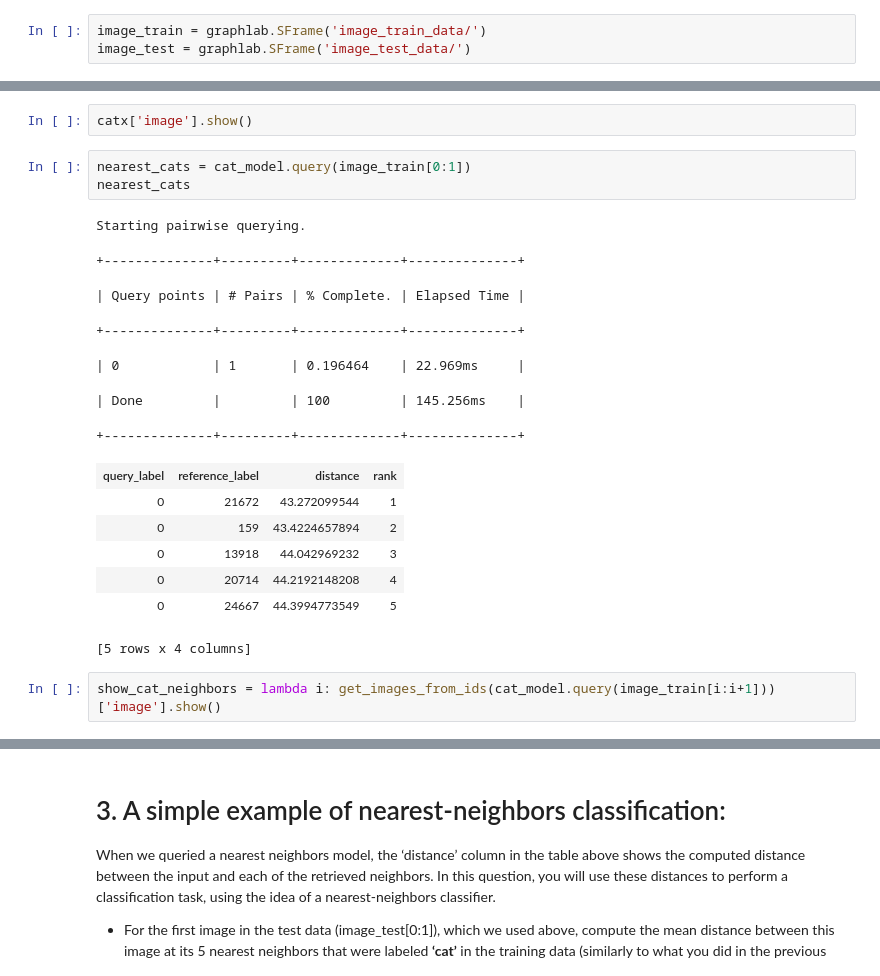
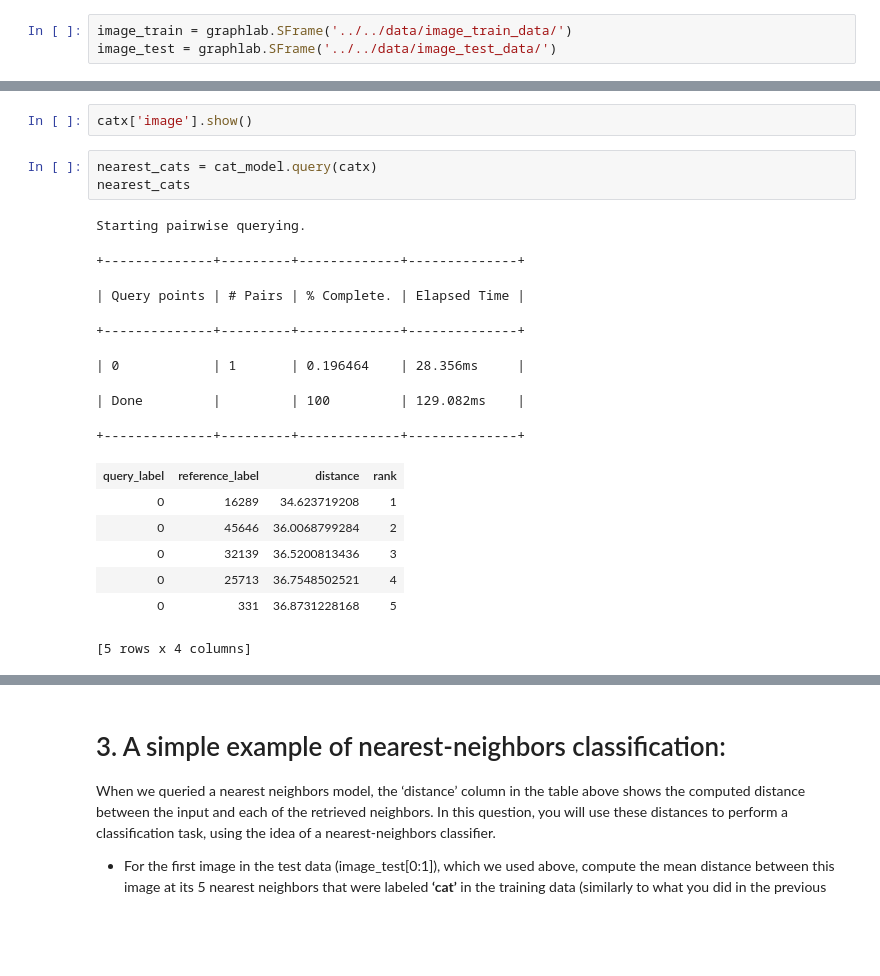
Before and after one commit to lucy9215/ml-coursera-ipynb, a Jupyter notebook: MachineLearningFoundations/DeepLearning/Coursework-Week6-MachineLearningFoundations-DeepLearning.ipynb, the cells around one changed output, grey strips where cells are left out. Drawn from its saved outputs; the diff is of its cells as text; blank space fills up the shorter version.

```diff
--- a/MachineLearningFoundations/DeepLearning/Coursework-Week6-MachineLearningFoundations-DeepLearning.ipynb
+++ b/MachineLearningFoundations/DeepLearning/Coursework-Week6-MachineLearningFoundations-DeepLearning.ipynb
@@ -14,6 +14,6 @@ We will use a popular benchmark dataset in computer vision called CIFAR-10.
 
 This dataset is already split into a training set and test set. In this simple retrieval example, there is no notion of "testing", so we will only use the training data.
 # %%
-image_train = graphlab.SFrame('image_train_data/')
-image_test = graphlab.SFrame('image_test_data/')
+image_train = graphlab.SFrame('../../data/image_train_data/')
+image_test = graphlab.SFrame('../../data/image_test_data/')
 # %% [output]
@@ -199,22 +206,20 @@ catx.head()
 # %%
 catx['image'].show()
 # %%
-nearest_cats = cat_model.query(image_train[0:1])
+nearest_cats = cat_model.query(catx)
 nearest_cats
 # %% [output]
 Starting pairwise querying.
 +--------------+---------+-------------+--------------+
 | Query points | # Pairs | % Complete. | Elapsed Time |
 +--------------+---------+-------------+--------------+
-| 0            | 1       | 0.196464    | 22.969ms     |
+| 0            | 1       | 0.196464    | 28.356ms     |
-| Done         |         | 100         | 145.256ms    |
+| Done         |         | 100         | 129.082ms    |
 +--------------+---------+-------------+--------------+
 | query_label | reference_label | distance | rank |
-| 0 | 21672 | 43.272099544 | 1 |
-| 0 | 159 | 43.4224657894 | 2 |
-| 0 | 13918 | 44.042969232 | 3 |
-| 0 | 20714 | 44.2192148208 | 4 |
-| 0 | 24667 | 44.3994773549 | 5 |
+| 0 | 16289 | 34.623719208 | 1 |
+| 0 | 45646 | 36.0068799284 | 2 |
+| 0 | 32139 | 36.5200813436 | 3 |
+| 0 | 25713 | 36.7548502521 | 4 |
+| 0 | 331 | 36.8731228168 | 5 |
 [5 rows x 4 columns]
-# %%
-show_cat_neighbors = lambda i: get_images_from_ids(cat_model.query(image_train[i:i+1]))['image'].show()
```
Also changed, not shown: parts of 25 cells of this notebook, 29 other files.
